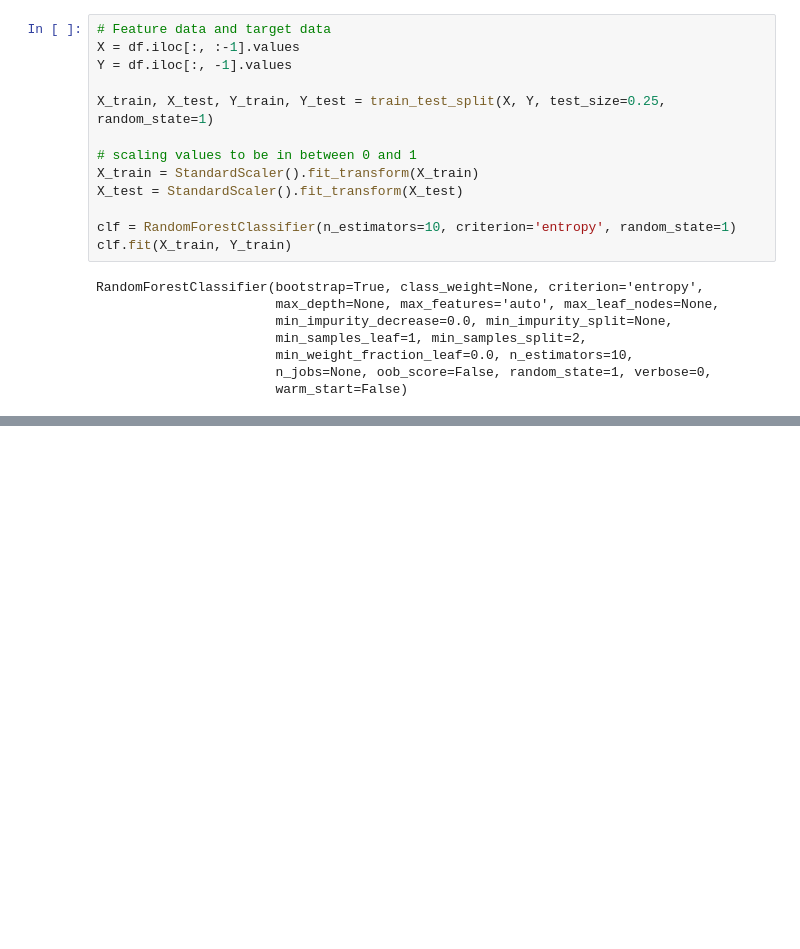
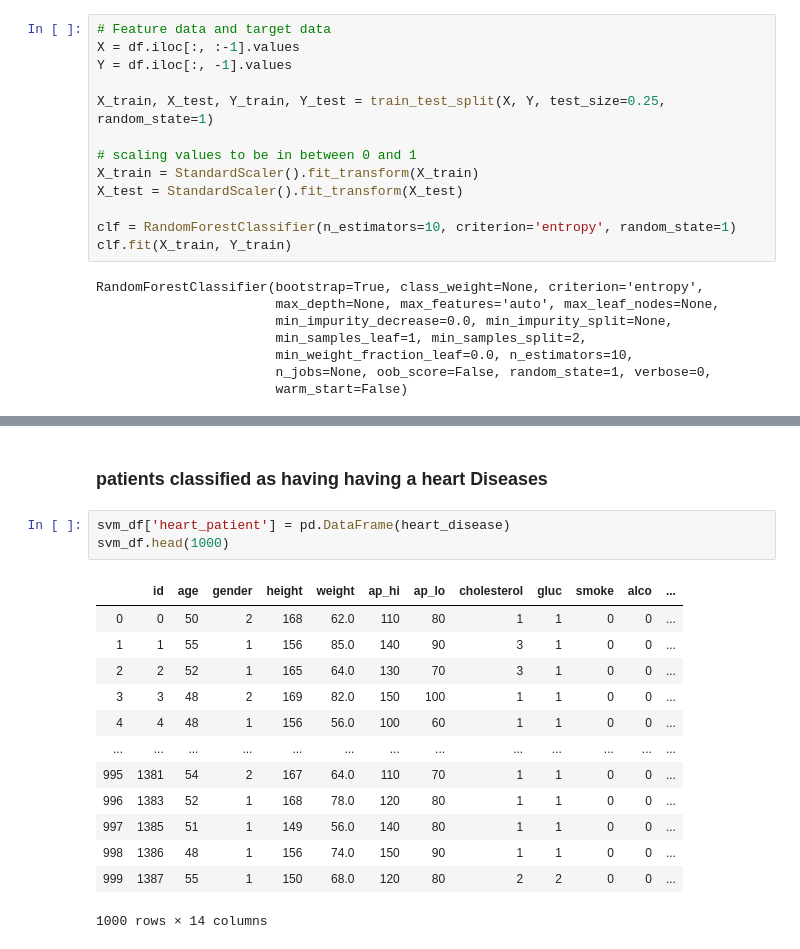
Before and after one commit to ZainULArfeen/data_mining, a Jupyter notebook: heart_disease_prediction/notebooks/heartDisease.ipynb, the cells around one changed output, grey strips where cells are left out. Cells and saved outputs as stored; diff of their text form; blank space fills up the shorter version.

```diff
--- a/heart_disease_prediction/notebooks/heartDisease.ipynb
+++ b/heart_disease_prediction/notebooks/heartDisease.ipynb
@@ -215,3 +302,22 @@ array([1, 0, 1, ..., 1, 1, 0], dtype=int64)
+# %% [markdown]
+### patients classified as having having a heart Diseases
+# %%
+svm_df['heart_patient'] = pd.DataFrame(heart_disease)
+svm_df.head(1000)
+# %% [output]
+|  | id | age | gender | height | weight | ap_hi | ap_lo | cholesterol | gluc | smoke | alco | ... |
+| 0 | 0 | 50 | 2 | 168 | 62.0 | 110 | 80 | 1 | 1 | 0 | 0 | ... |
+| 1 | 1 | 55 | 1 | 156 | 85.0 | 140 | 90 | 3 | 1 | 0 | 0 | ... |
+| 2 | 2 | 52 | 1 | 165 | 64.0 | 130 | 70 | 3 | 1 | 0 | 0 | ... |
+| 3 | 3 | 48 | 2 | 169 | 82.0 | 150 | 100 | 1 | 1 | 0 | 0 | ... |
+| 4 | 4 | 48 | 1 | 156 | 56.0 | 100 | 60 | 1 | 1 | 0 | 0 | ... |
+| ... | ... | ... | ... | ... | ... | ... | ... | ... | ... | ... | ... | ... |
+| 995 | 1381 | 54 | 2 | 167 | 64.0 | 110 | 70 | 1 | 1 | 0 | 0 | ... |
+| 996 | 1383 | 52 | 1 | 168 | 78.0 | 120 | 80 | 1 | 1 | 0 | 0 | ... |
+| 997 | 1385 | 51 | 1 | 149 | 56.0 | 140 | 80 | 1 | 1 | 0 | 0 | ... |
+| 998 | 1386 | 48 | 1 | 156 | 74.0 | 150 | 90 | 1 | 1 | 0 | 0 | ... |
+| 999 | 1387 | 55 | 1 | 150 | 68.0 | 120 | 80 | 2 | 2 | 0 | 0 | ... |
+1000 rows × 14 columns
 # %%
 cm_svm = confusion_matrix(Y_test, clf_svm.predict(X_test))
 cm_svm
```
Also changed, not shown: parts of 13 cells of this notebook.
